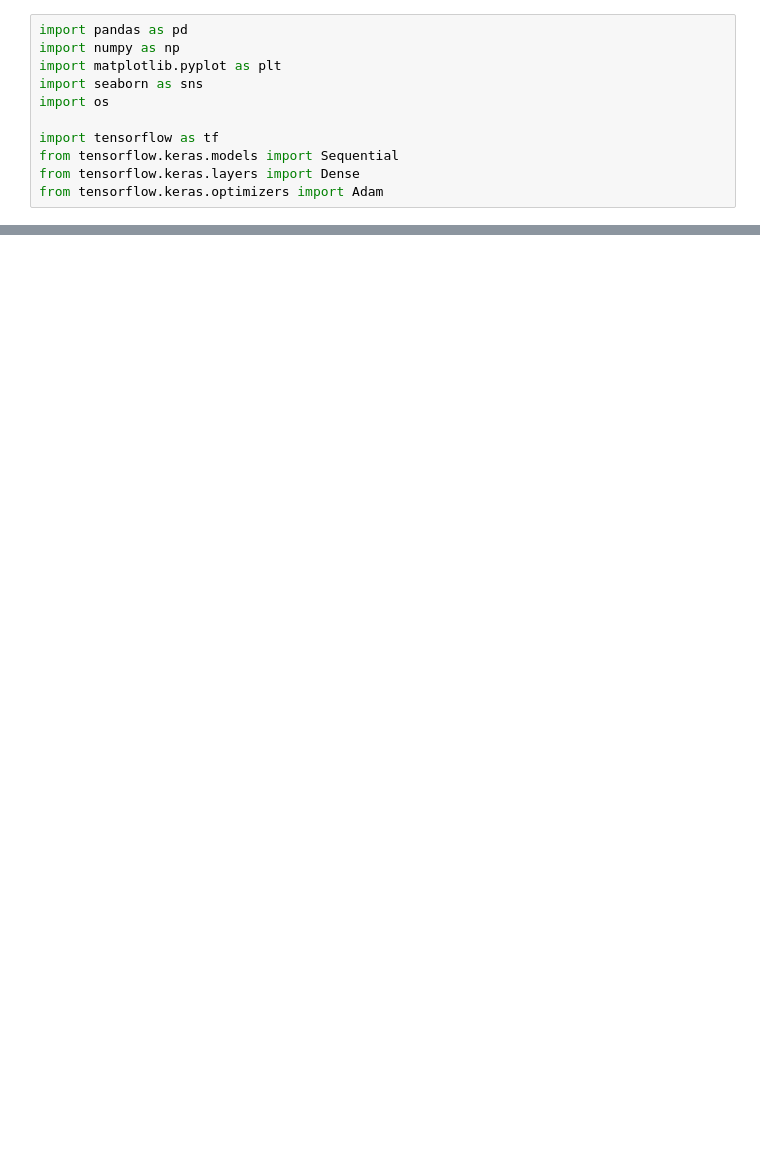
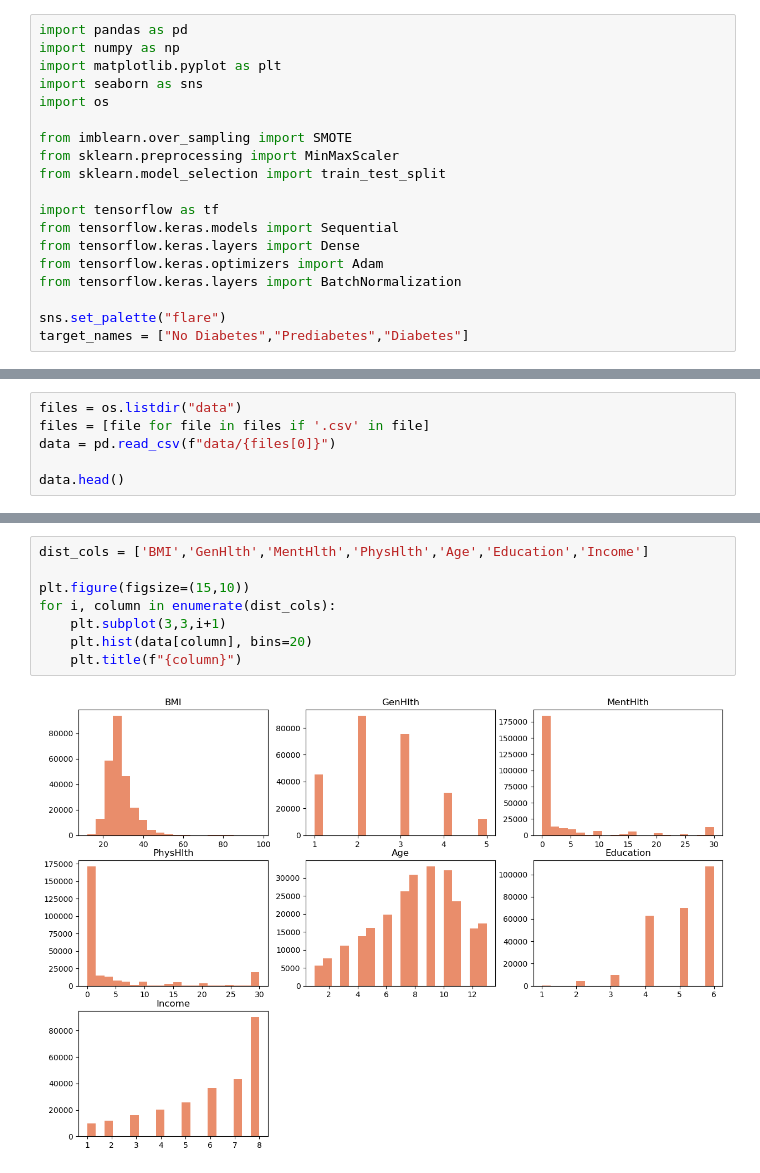
Before and after one commit to annalisa7/ML_project, a Jupyter notebook: NeuralNet.ipynb, the cells around one changed output, grey strips where cells are left out. Drawn from its saved outputs; the diff is of its cells as text; blank space fills up the shorter version.

```diff
--- a/NeuralNet.ipynb
+++ b/NeuralNet.ipynb
@@ -5,7 +5,15 @@ import matplotlib.pyplot as plt
 import seaborn as sns
 import os
 
+from imblearn.over_sampling import SMOTE
+from sklearn.preprocessing import MinMaxScaler
+from sklearn.model_selection import train_test_split
+
 import tensorflow as tf
 from tensorflow.keras.models import Sequential
 from tensorflow.keras.layers import Dense
 from tensorflow.keras.optimizers import Adam
+from tensorflow.keras.layers import BatchNormalization
+
+sns.set_palette("flare")
+target_names = ["No Diabetes","Prediabetes","Diabetes"]
@@ -13,0 +20,6 @@ ModuleNotFoundError: No module named 'tensorflow'
+# %%
+files = os.listdir("data")
+files = [file for file in files if '.csv' in file]
+data = pd.read_csv(f"data/{files[0]}")
+
+data.head()
@@ -13,0 +39,10 @@ ModuleNotFoundError: No module named 'tensorflow'
+# %%
+dist_cols = ['BMI','GenHlth','MentHlth','PhysHlth','Age','Education','Income']
+
+plt.figure(figsize=(15,10))
+for i, column in enumerate(dist_cols):
+    plt.subplot(3,3,i+1)
+    plt.hist(data[column], bins=20)
+    plt.title(f"{column}")
+# %% [output]
+[figure, added]
```
Also changed, not shown: parts of 10 cells of this notebook.
